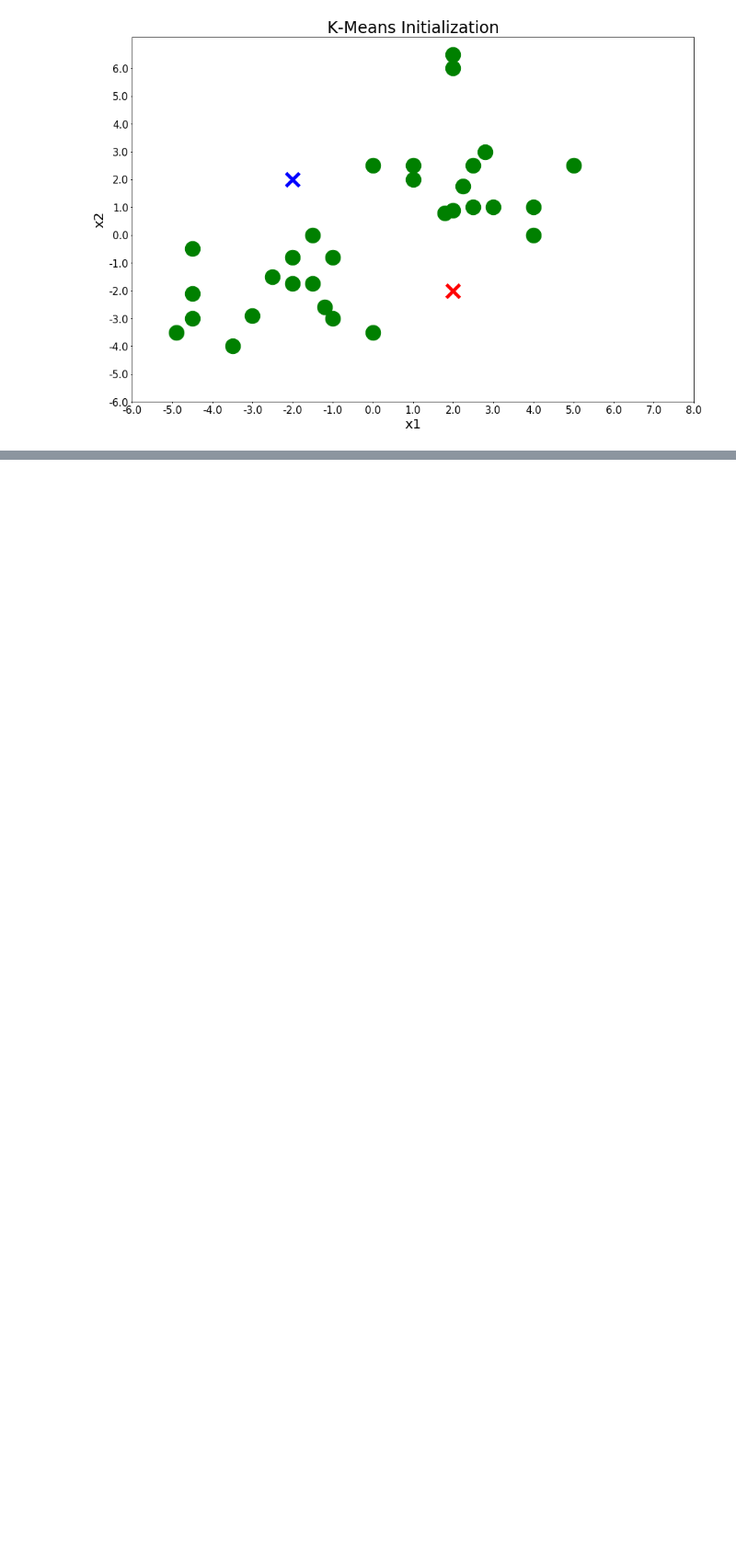
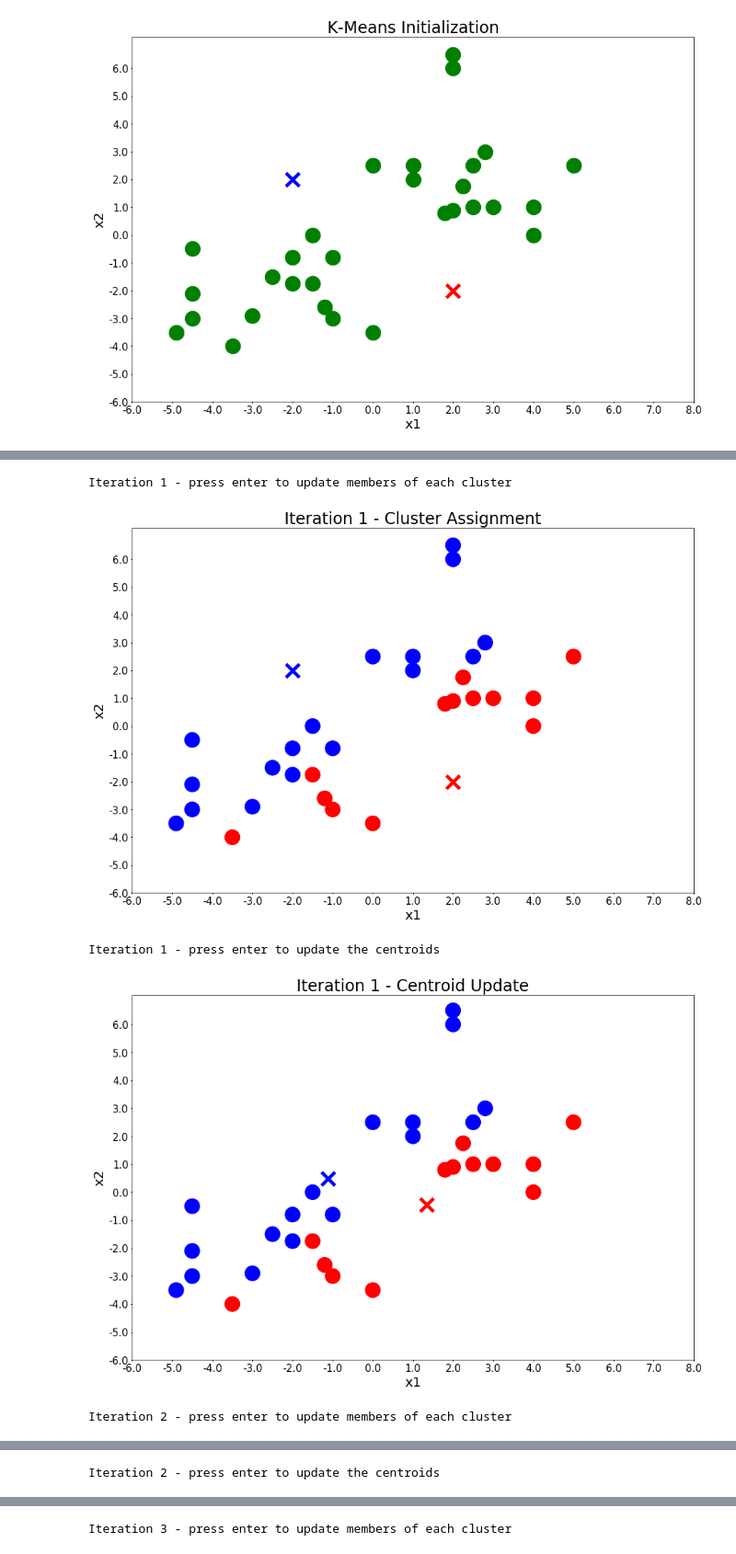
Before and after one commit to ArvindSai/Coursera-capstone-project, a Jupyter notebook: Clustering.ipynb, the cells around one changed output, grey strips where cells are left out. Shown at 92% size. Drawn from its saved outputs; the diff is of its cells as text; code cells hidden in the pictures; blank space fills up the shorter version.

```diff
--- a/Clustering.ipynb
+++ b/Clustering.ipynb
@@ -28,15 +28,22 @@ Datapoints defined!
 colors_map = np.array(['b','r'])
 
 # function to assign points to clusters
-def assign_members(x1,x2,centers):
-    compare_to_first_center = np.sqrt(np.square(np.array[x1] - centers[0][0]) + np.square(np.array(x2) - centers[0][1]))
-    compare_to_second_center = np.sqrt(np.square(np.array[x1] - centers[1][0]) + np.square(np.array(x2) - centers[1][1]))
-    print(compare_to_first_center)
-    print(compare_to_second_center)
+# def assign_members(x1,x2,centers):
+#     compare_to_first_center = np.sqrt(np.square(np.array[x1] - centers[0][0]) + np.square(np.array(x2) - centers[0][1]))
+#     compare_to_second_center = np.sqrt(np.square(np.array[x1] - centers[1][0]) + np.square(np.array(x2) - centers[1][1]))
+#     print(compare_to_first_center)
+#     print(compare_to_second_center)
+#     class_of_points = compare_to_first_center > compare_to_second_center
+#     colors = colors_map[class_of_points + 1 - 1]
+#     print(class_of_points)
+#     print(colors)
+#     return colors, class_of_points
+
+def assign_members(x1, x2, centers):
+    compare_to_first_center = np.sqrt(np.square(np.array(x1) - centers[0][0]) + np.square(np.array(x2) - centers[0][1]))
+    compare_to_second_center = np.sqrt(np.square(np.array(x1) - centers[1][0]) + np.square(np.array(x2) - centers[1][1]))
     class_of_points = compare_to_first_center > compare_to_second_center
     colors = colors_map[class_of_points + 1 - 1]
-    print(class_of_points)
-    print(colors)
     return colors, class_of_points
 
 print('assign_members function defined!')
@@ -111,0 +121,17 @@ plot_points(centroids=centers,figure_title='K-Means Initialization')
+# %%
+number_of_iterations = 4
+for i in range(number_of_iterations):
+    input('Iteration {} - press enter to update members of each cluster'.format(i+1))
+    colors, class_of_points = assign_members(x1,x2,centers)
+    title = 'Iteration {} - Cluster Assignment'.format(i+1)
+    plot_points(centers,colors,figure_title=title)
+    input('Iteration {} - press enter to update the centroids'.format(i+1))
+    centers = update_clusters(x1,x2,class_of_points)
+    title = 'Iteration {} - Centroid Update'.format(i + 1)
+    plot_points(centers, colors, figure_title=title)
+# %% [output]
+Iteration 1 - press enter to update members of each cluster
+[figure, added]
+Iteration 1 - press enter to update the centroids
+[figure, added]
+Iteration 2 - press enter to update members of each cluster
@@ -111,0 +139 @@ plot_points(centroids=centers,figure_title='K-Means Initialization')
+Iteration 2 - press enter to update the centroids
@@ -111,0 +141 @@ plot_points(centroids=centers,figure_title='K-Means Initialization')
+Iteration 3 - press enter to update members of each cluster
```
Also changed, not shown: parts of 8 cells of this notebook.
